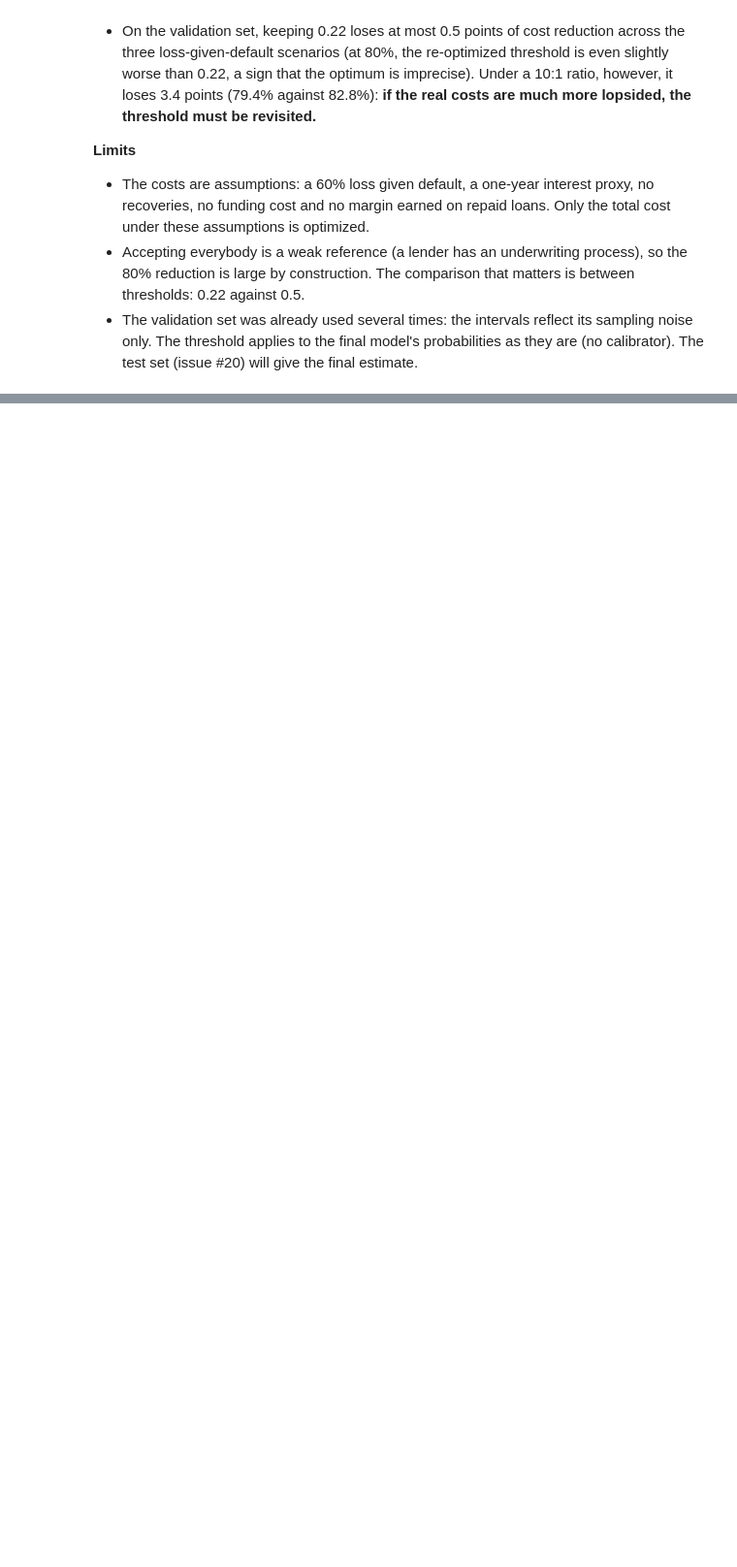
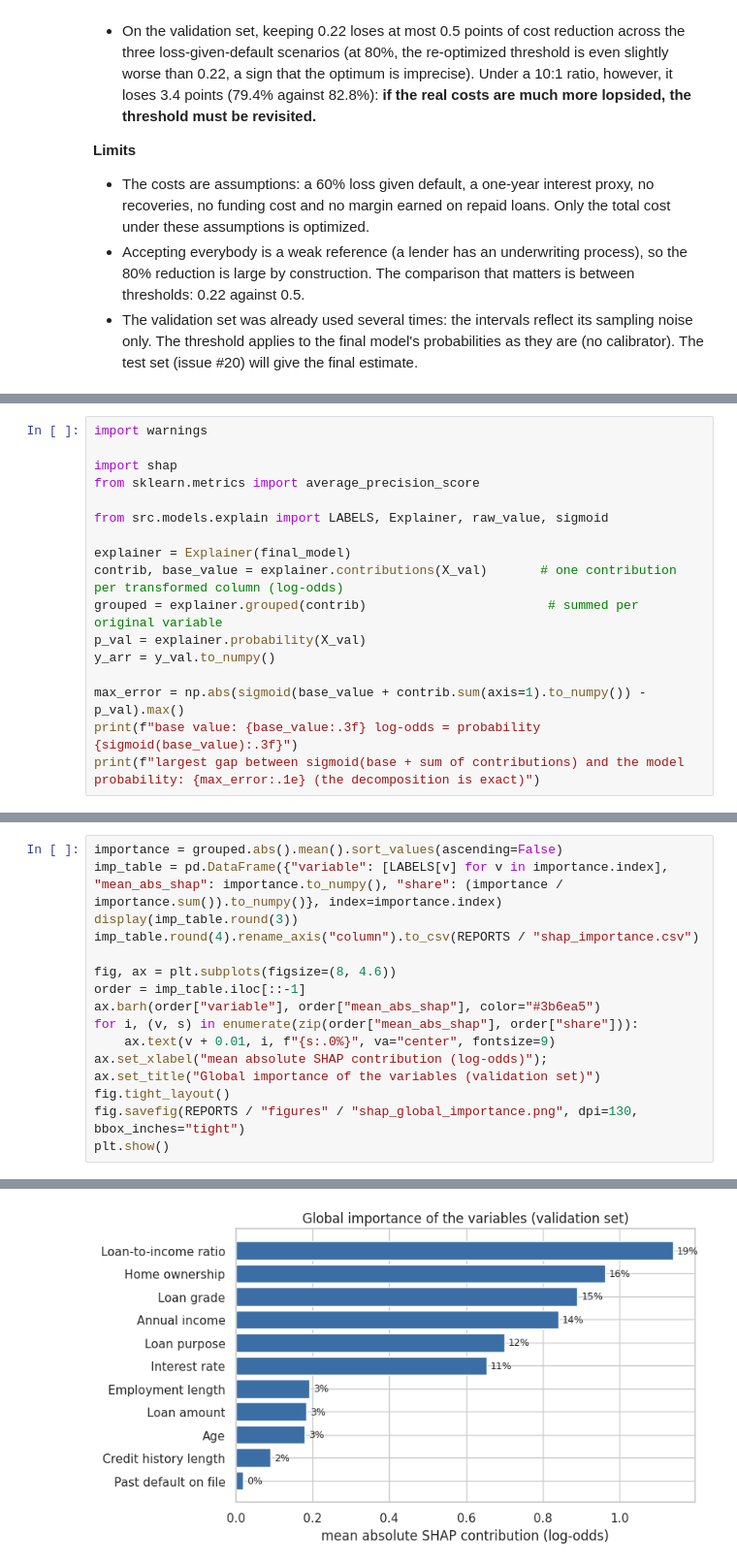
Before and after one commit to cheickbougoum90-web/credit-risk-scoring, a Jupyter notebook: notebooks/03_evaluation_explainability.ipynb, the cells around one changed output, grey strips where cells are left out. Shown at 97% size. Drawn from its saved outputs; the diff is of its cells as text; blank space fills up the shorter version.

Commit message:
Explain the final model with SHAP, including the missed defaults. Closes #17

```diff
--- a/notebooks/03_evaluation_explainability.ipynb
+++ b/notebooks/03_evaluation_explainability.ipynb
@@ -378,0 +390,17 @@ sens.round(6).to_csv(REPORTS / "threshold_sensitivity.csv")
+# %%
+import warnings
+
+import shap
+from sklearn.metrics import average_precision_score
+
+from src.models.explain import LABELS, Explainer, raw_value, sigmoid
+
+explainer = Explainer(final_model)
+contrib, base_value = explainer.contributions(X_val)       # one contribution per transformed column (log-odds)
+grouped = explainer.grouped(contrib)                        # summed per original variable
+p_val = explainer.probability(X_val)
+y_arr = y_val.to_numpy()
+
+max_error = np.abs(sigmoid(base_value + contrib.sum(axis=1).to_numpy()) - p_val).max()
+print(f"base value: {base_value:.3f} log-odds = probability {sigmoid(base_value):.3f}")
+print(f"largest gap between sigmoid(base + sum of contributions) and the model probability: {max_error:.1e} (the decomposition is exact)")
@@ -378,0 +412,16 @@ sens.round(6).to_csv(REPORTS / "threshold_sensitivity.csv")
+# %%
+importance = grouped.abs().mean().sort_values(ascending=False)
+imp_table = pd.DataFrame({"variable": [LABELS[v] for v in importance.index], "mean_abs_shap": importance.to_numpy(), "share": (importance / importance.sum()).to_numpy()}, index=importance.index)
+display(imp_table.round(3))
+imp_table.round(4).rename_axis("column").to_csv(REPORTS / "shap_importance.csv")
+
+fig, ax = plt.subplots(figsize=(8, 4.6))
+order = imp_table.iloc[::-1]
+ax.barh(order["variable"], order["mean_abs_shap"], color="#3b6ea5")
+for i, (v, s) in enumerate(zip(order["mean_abs_shap"], order["share"])):
+    ax.text(v + 0.01, i, f"{s:.0%}", va="center", fontsize=9)
+ax.set_xlabel("mean absolute SHAP contribution (log-odds)"); ax.set_title("Global importance of the variables (validation set)")
+fig.tight_layout()
+fig.savefig(REPORTS / "figures" / "shap_global_importance.png", dpi=130, bbox_inches="tight")
+plt.show()
+# %% [output]
@@ -378,0 +440 @@ sens.round(6).to_csv(REPORTS / "threshold_sensitivity.csv")
+[figure, added]
```
Also changed, not shown: parts of 18 cells of this notebook, 10 other files.
